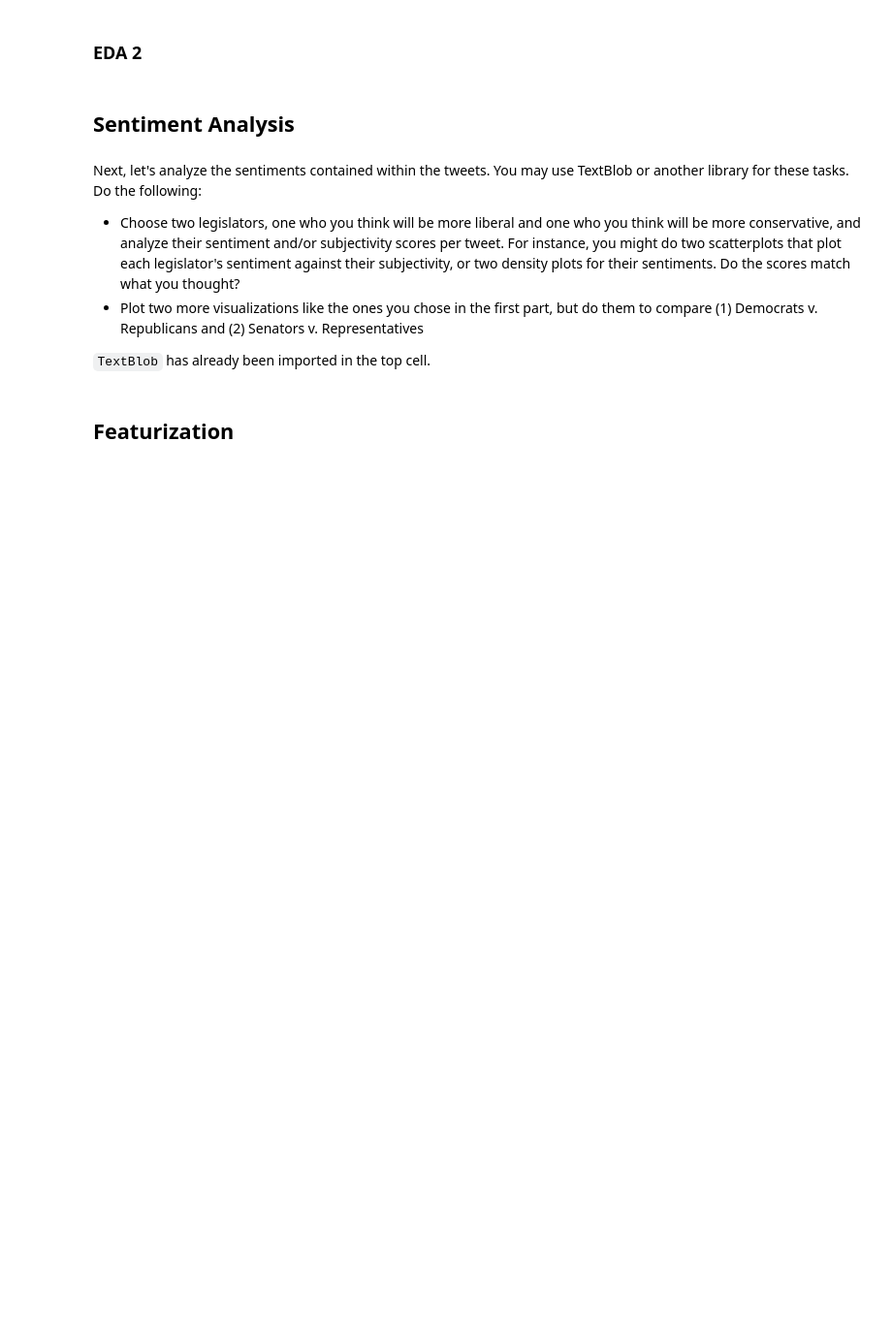
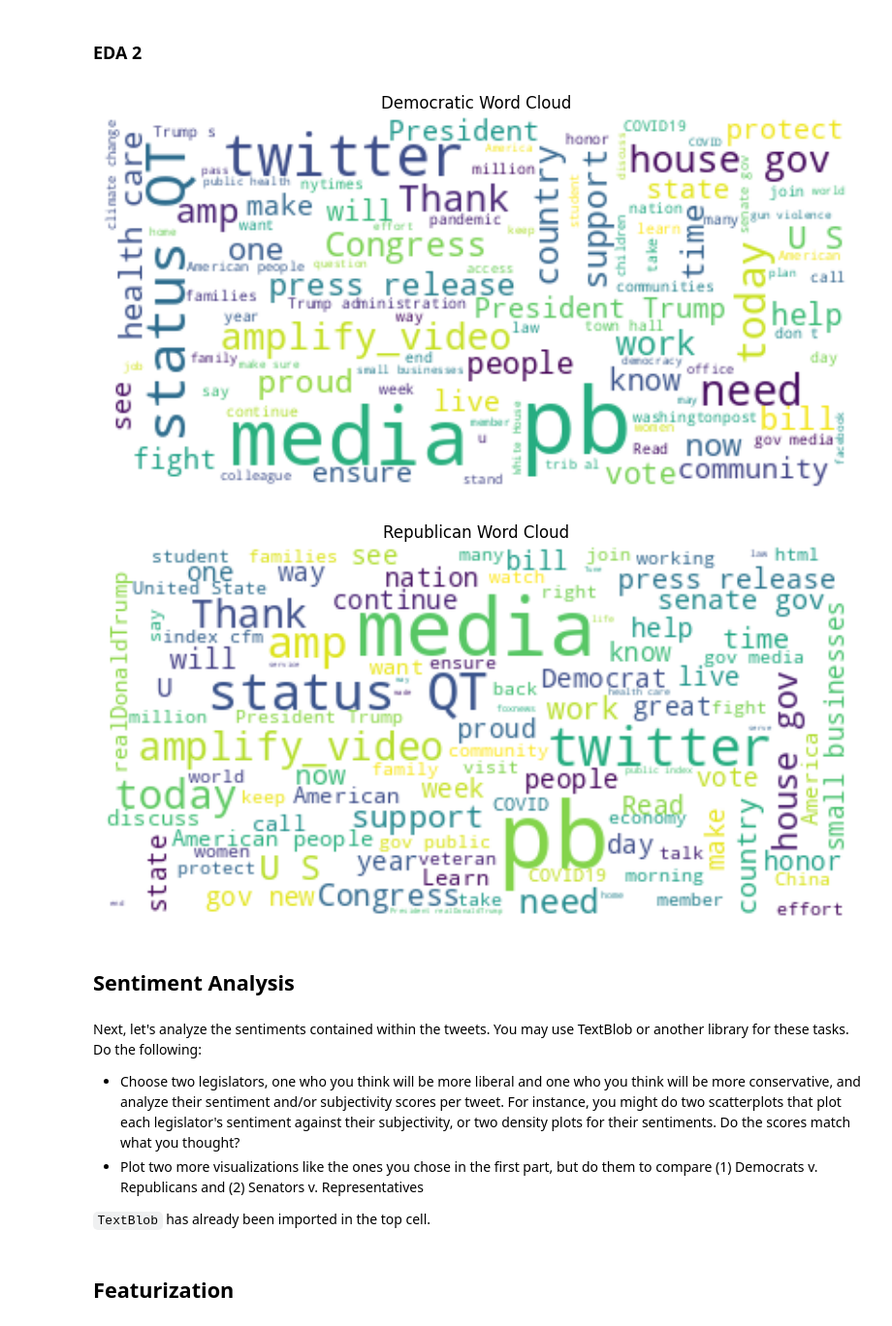
Before and after one commit to lcjoni712/Computational-Social-Science-Projects, a Jupyter notebook: Project 5 Student Part II.ipynb, the cells around one changed output. Shown: that part at 97% size. Saved outputs shown, nothing was run; the diff lists cells and outputs as text; code cells hidden in the pictures; blank space fills up the shorter version.

```diff
--- a/Project 5 Student Part II.ipynb
+++ b/Project 5 Student Part II.ipynb
@@ -244,3 +393,32 @@ Use two of the techniques we covered in lab (or other techniques outside of lab!
+# %%
+import matplotlib.pyplot as plt
+from wordcloud import WordCloud, STOPWORDS
+
+# Define words to remove
+custom_stopwords = set(STOPWORDS)
+custom_stopwords.update(["the", "https", "co", "RT", "I", "you", "we","twimg","vid","video","jpg","480x270","mp4","ext_tw_video","tag","ext_tw_video_thumb","png","amplify_video_thumb","img","pu","QT"])
+# Democratic word cloud
+dem_text = ' '.join(df[df['party'] == 'Democrat']['text'])
+wordcloud_dem = WordCloud(stopwords=custom_stopwords, max_font_size=50, max_words=100, background_color="white").generate(dem_text)
+
+plt.figure(figsize=(10, 5))
+plt.imshow(wordcloud_dem, interpolation="bilinear")
+plt.axis("off")
+plt.title("Democratic Word Cloud")
+plt.show()
+
+# Republican word cloud
+rep_text = ' '.join(df[df['party'] == 'Republican']['text'])
+wordcloud_rep = WordCloud(stopwords=custom_stopwords, max_font_size=50, max_words=100, background_color="white").generate(rep_text)
+
+plt.figure(figsize=(10, 5))
+plt.imshow(wordcloud_rep, interpolation="bilinear")
+plt.axis("off")
+plt.title("Republican Word Cloud")
+plt.show()
+# %% [output]
+[figure, added]
+[figure, added]
 # %% [markdown]
 ## Sentiment Analysis
 # %% [markdown]
```
Also changed, not shown: parts of 16 cells of this notebook.
